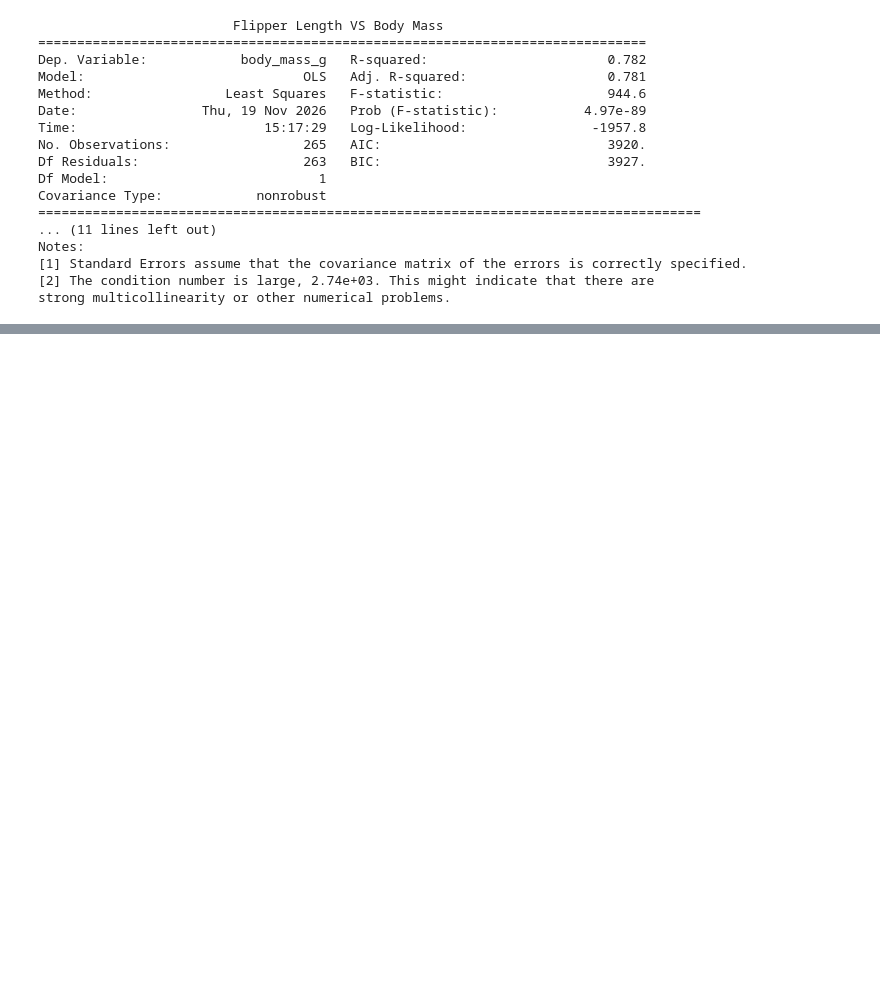
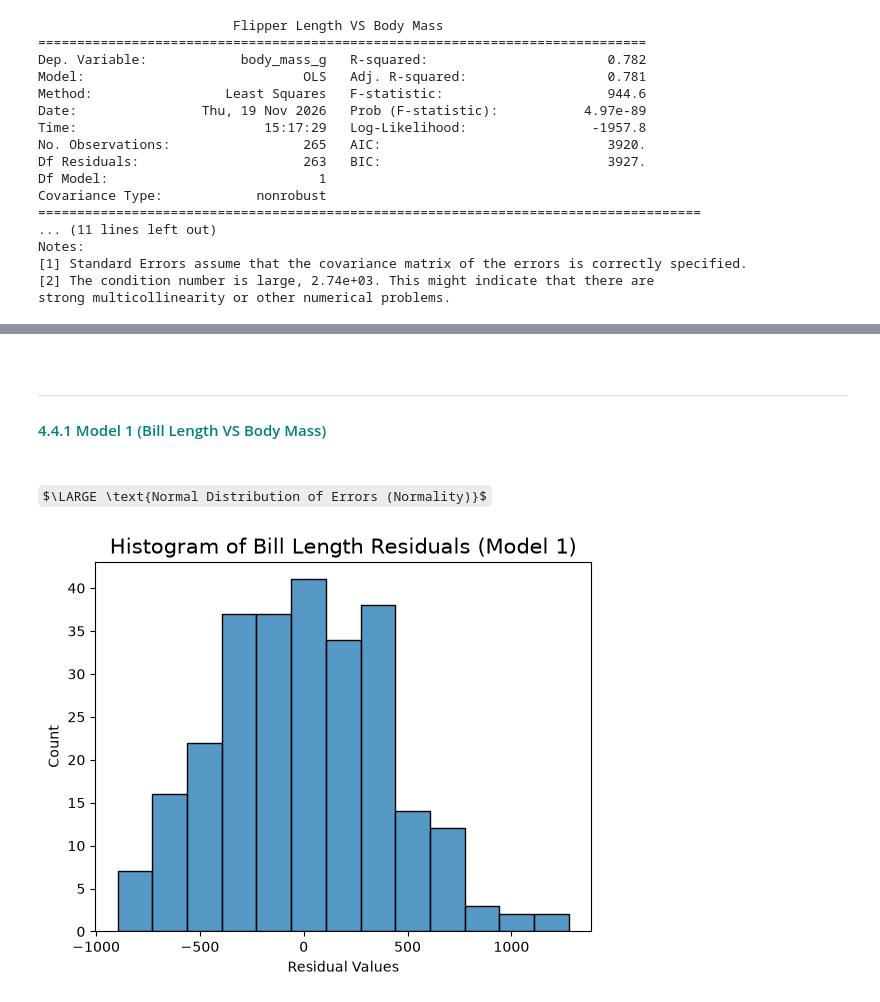
Before and after one commit to MiltonValleL/DS-ML-Lab, a Jupyter notebook: Linear_Regression/1.Simple_Lin-Reg.ipynb, the cells around one changed output, grey strips where cells are left out. Drawn from its saved outputs; the diff is of its cells as text; code cells hidden in the pictures; some formulas as TeX source; blank space fills up the shorter version.

```diff
--- a/Linear_Regression/1.Simple_Lin-Reg.ipynb
+++ b/Linear_Regression/1.Simple_Lin-Reg.ipynb
@@ -1184,0 +1202,28 @@ plt.show()
+# %% [markdown]
+<br>
+
+---
+
+#### <span style='color:teal'>4.4.1 Model 1 (Bill Length VS Body Mass)
+# %% [markdown]
+<br>
+
+
+$\LARGE \text{Normal Distribution of Errors (Normality)}$
+# %%
+# Subset X for model 1
+X1 = model_data1['bill_length_mm']
+
+# Let's get predictions from the model
+fitted_val1 = lr_model1.predict(X1)
+
+# Calculate residuals
+residuals1 = lr_model1.resid
+
+# Now it's time to confirm normal distribution of residuals
+fig = sns.histplot(residuals1)
+fig.set_xlabel('Residual Values')
+fig.set_title('Histogram of Bill Length Residuals (Model 1)', fontsize=15)
+plt.show()
+# %% [output]
+[figure, added]
```
Also changed, not shown: parts of 13 cells of this notebook.
